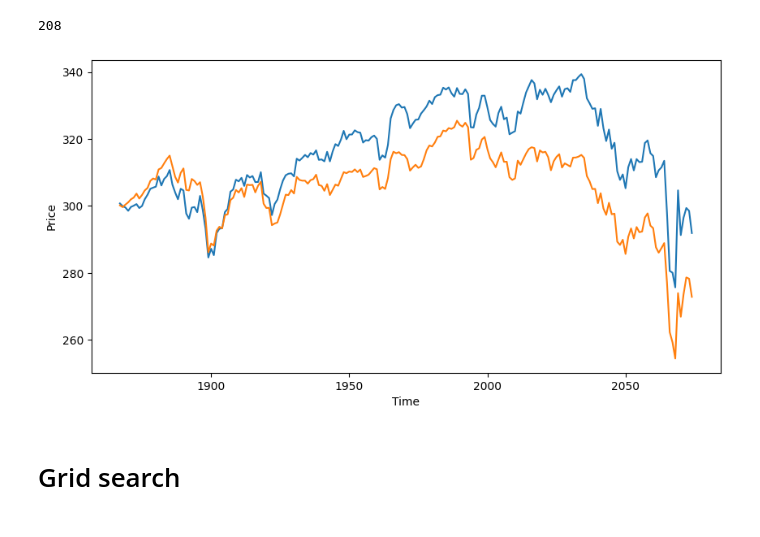
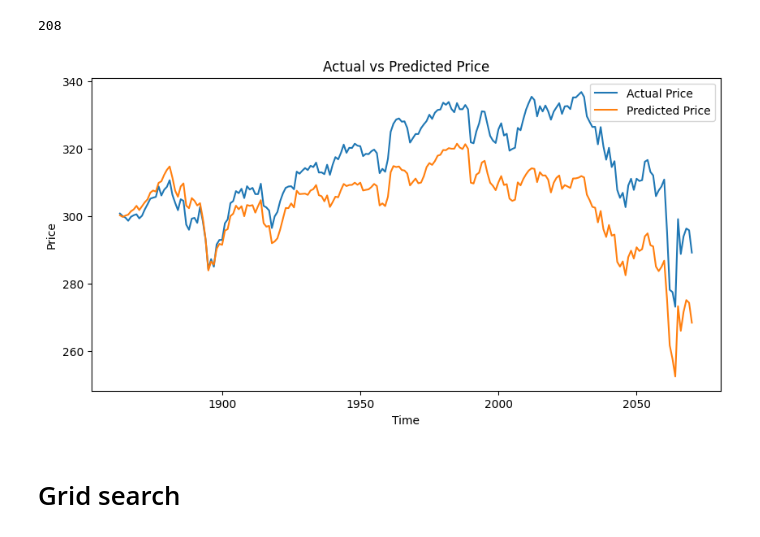
Before and after one commit to omerkobi/project-stock_Return, a Jupyter notebook: testing_area.ipynb, the cells around one changed output. Drawn from its saved outputs; the diff is of its cells as text; code cells hidden in the pictures.

```diff
--- a/testing_area.ipynb
+++ b/testing_area.ipynb
@@ -263,6 +474,6 @@ memory usage: 1.5 MB
 # %%
 y = df['SPY_return']
-x = df.drop(['SPY_return', 'ds','^VIX_rank'], axis=1)
+x = df.drop(['SPY_return', 'ds'], axis=1)
 #'^VIX_rank'
 x.info()
 # %% [output]
@@ -355,7 +546,7 @@ w=1.5, MAE=0.2670
 # %%
 # Recreate sample weights using best_w = 3
 num_samples = len(y_train)
-weights = np.linspace(1, 1.8, num_samples)
+weights = np.linspace(1, 2.5, num_samples)
 weights = weights / np.mean(weights)  # Normalize to mean=1
 
 
@@ -498,7 +768,7 @@ y_test = y_s.iloc[split:]
 # %%
 # Recreate sample weights using best_w = 3
 num_samples = len(y_train)
-weights = np.linspace(1, 2.1, num_samples)
+weights = np.linspace(1, 2.5, num_samples)
 weights = weights / np.mean(weights)  # Normalize to mean=1
 
 
@@ -615,0 +936,7 @@ check_df.tail(20)
+# %%
+check_df.head(20)
+check_df['gp_present']= np.abs(check_df['Actual'] - check_df['Predicted'])
+check_df['mean_10'] = check_df['gp_present'].mean()
+check_df['above_mean'] = (check_df['gp_present'] > check_df['mean_10']).astype(int)
+check_df['diffrent_sign'] = (check_df['Actual'] * check_df['Predicted'] < 0).astype(int)
+check_df['above_mean'].head(20)
@@ -623,12 +988,14 @@ check_df['price_predicted'] = 300 * (1 + check_df['Predicted'] / 100).cumprod()
 # %%
 plt.figure(figsize=(10, 5))
 plt.plot(check_df['price_actual'], label='Actual Price')
 plt.plot(check_df['price_predicted'], label='Predicted Price')
+plt.legend()
+plt.title('Actual vs Predicted Price')
 plt.xlabel('Time')
 plt.ylabel('Price')
 plt.show()
 # %% [output]
-[figure, old version]
+[figure, new version]
 # %% [markdown]
 # Grid search
 # %%
```
Also changed, not shown: parts of 53 cells of this notebook, 6 other files.
